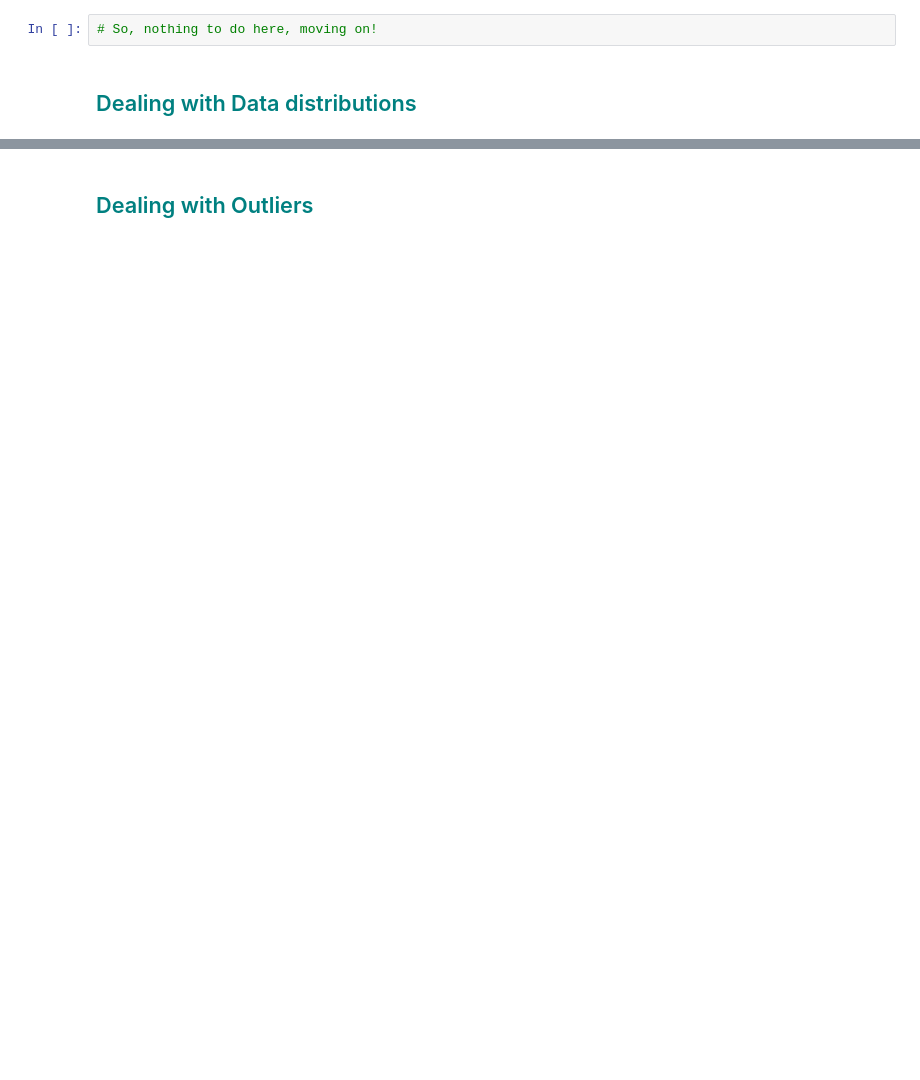
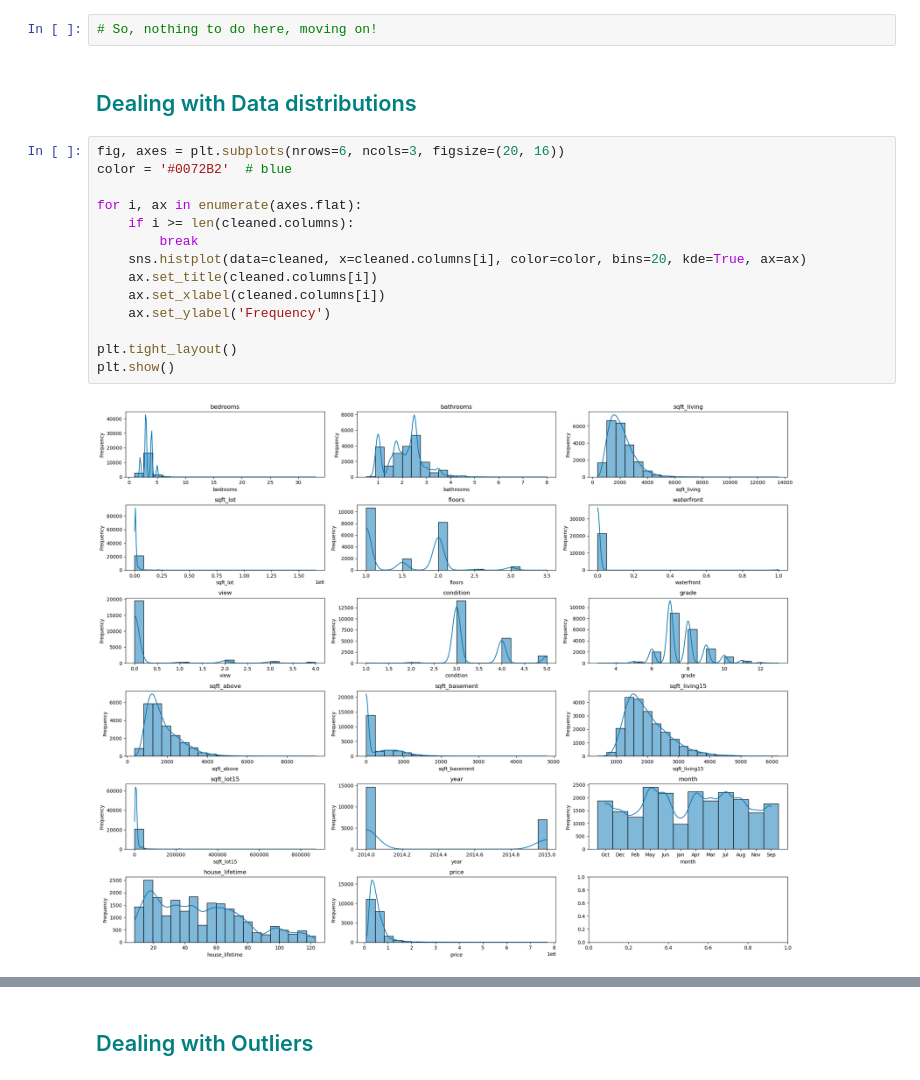
Before and after one commit to jesus-jpeg/patent-pending, a Jupyter notebook: 03_python_scripts/03_eda.ipynb, the cells around one changed output, grey strips where cells are left out. Cells and saved outputs as stored; diff of their text form; blank space fills up the shorter version.

```diff
--- a/03_python_scripts/03_eda.ipynb
+++ b/03_python_scripts/03_eda.ipynb
@@ -80,3 +84,19 @@ There are 0 duplicate rows. Also;
 # So, nothing to do here, moving on!
 # %% [markdown]
 <h2 style="color: #008080;">Dealing with Data distributions</h2>
+# %%
+fig, axes = plt.subplots(nrows=6, ncols=3, figsize=(20, 16))
+color = '#0072B2'  # blue
+
+for i, ax in enumerate(axes.flat):
+    if i >= len(cleaned.columns):
+        break
+    sns.histplot(data=cleaned, x=cleaned.columns[i], color=color, bins=20, kde=True, ax=ax)
+    ax.set_title(cleaned.columns[i])
+    ax.set_xlabel(cleaned.columns[i])
+    ax.set_ylabel('Frequency')
+
+plt.tight_layout()
+plt.show()
+# %% [output]
+[figure, added]
```
Also changed, not shown: parts of 28 cells of this notebook, 12 other files.
